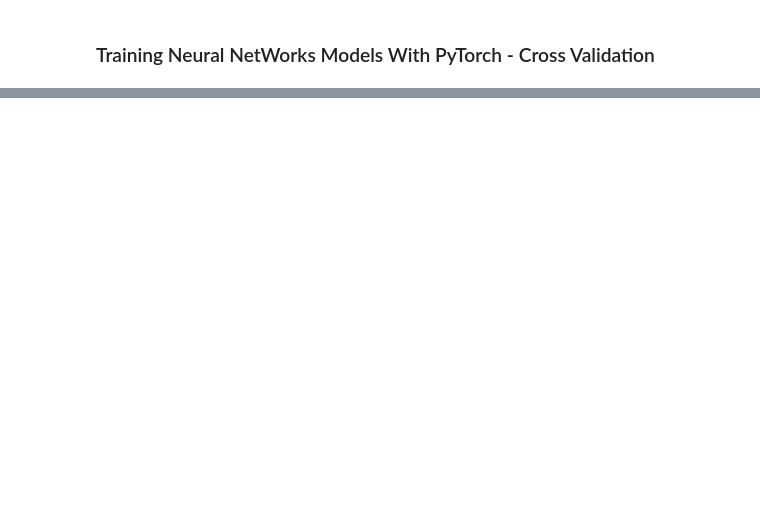
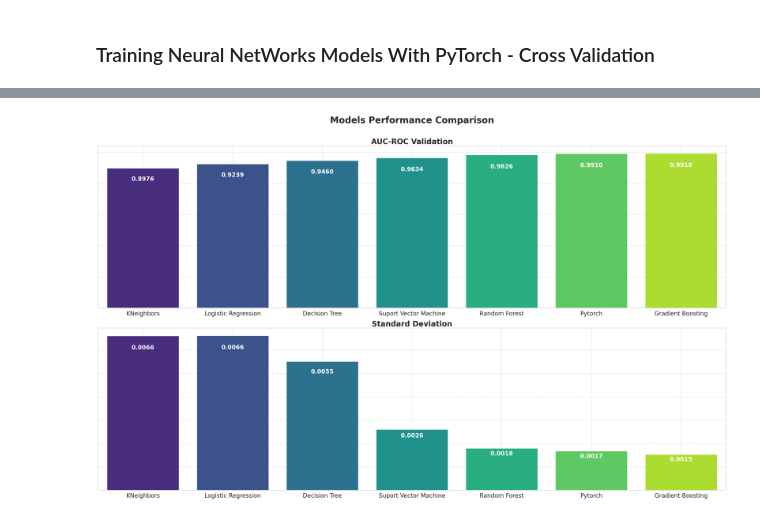
Before and after one commit to OtnielGomes/1_Portfolio-Credit-Card_Churn_Analysis_with_Pytorch, a Jupyter notebook: notebooks/1_Modeling.ipynb, the cells around one changed output, grey strips where cells are left out. Drawn from its saved outputs; the diff is of its cells as text; code cells hidden in the pictures; blank space fills up the shorter version.

```diff
--- a/notebooks/1_Modeling.ipynb
+++ b/notebooks/1_Modeling.ipynb
@@ -312,0 +877,11 @@ pd.DataFrame(preprocessed_train, columns = nn_proprocessor.get_feature_names_out
+# %%
+data_scores = {
+    'Model': [
+        'Logistic Regression', 'Decision Tree', 'Random Forest',
+        'KNeighbors', 'Suport Vector Machine', 'Gradient Boosting', 'Pytorch'
+    ],
+    'AUC-ROC Validation': [0.9239, 0.9460, 0.9826, 0.8976, 0.9634, 0.9918, 0.9910],
+    'Standard Deviation': [0.006618, 0.005513, 0.001795, 0.006609, 0.002604, 0.001530, 0.001672],
+}
+df_scores = pd.DataFrame(data_scores)
+df_scores.sort_values('AUC-ROC Validation')
@@ -312,0 +897,4 @@ pd.DataFrame(preprocessed_train, columns = nn_proprocessor.get_feature_names_out
+# %%
+GraphicsData(df_scores.sort_values('AUC-ROC Validation')).models_performance_barplots(models_col = 'Model')
+# %% [output]
+[figure, added]
```
Also changed, not shown: parts of 87 cells of this notebook, 18 other files.
